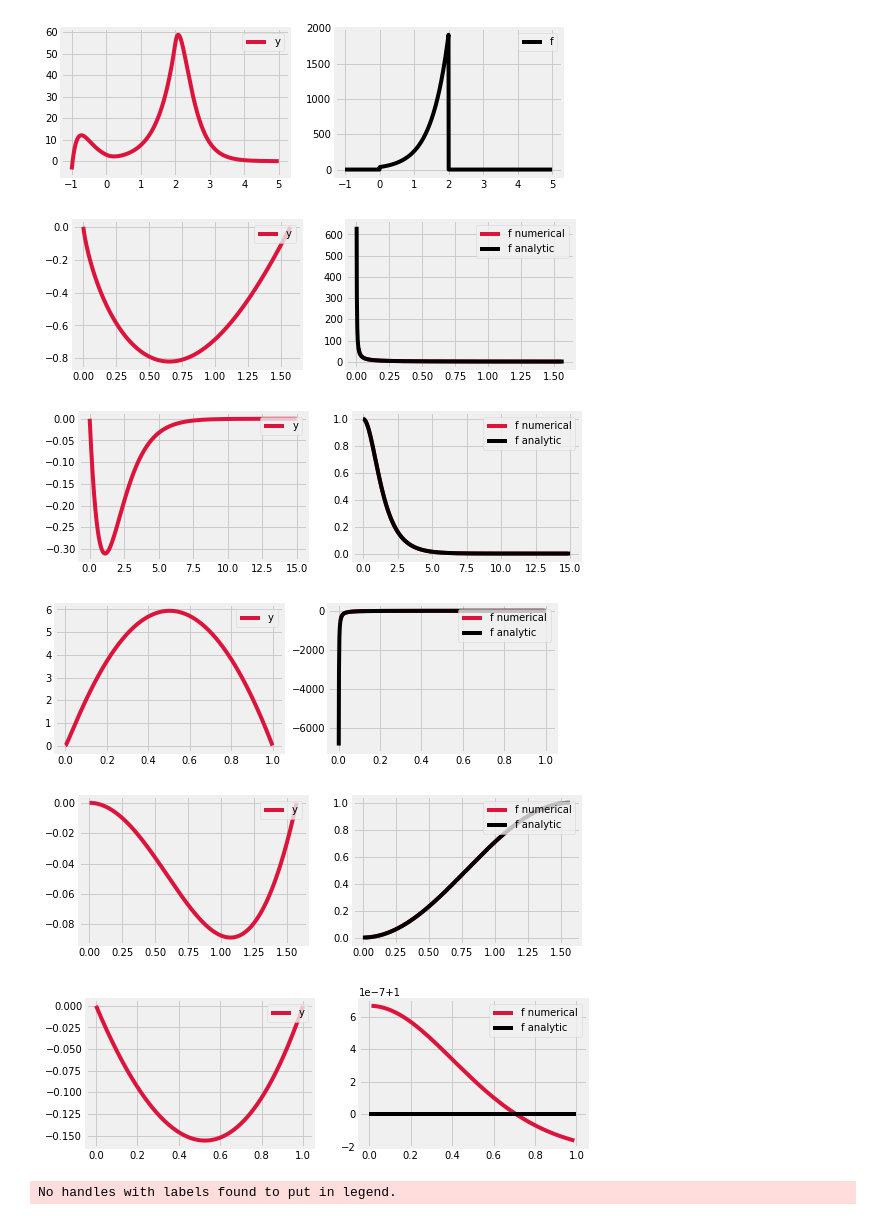
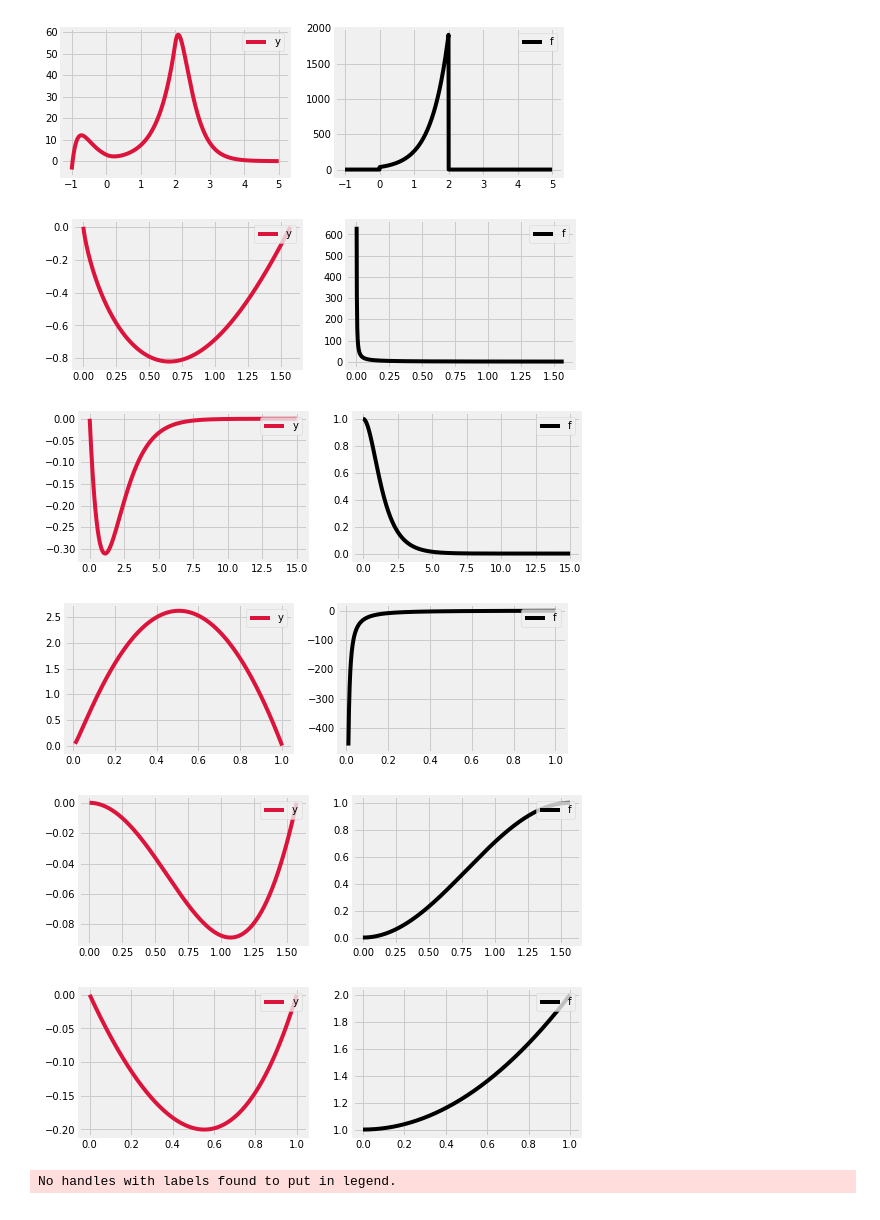
Before and after one commit to carloscerlira/MAF, a Jupyter notebook: Tarea_2/code.ipynb, the cells around one changed output. Cells and saved outputs as stored; diff of their text form; code cells hidden in the pictures.

```diff
--- a/Tarea_2/code.ipynb
+++ b/Tarea_2/code.ipynb
@@ -94,13 +94,13 @@ laplace('4')
 [figure]
 # %%
 def green(name):
-    time = np.linspace(a, b, 1000)
+    time = np.linspace(a+0.01, b, 1000)
     w = lambda x: x_1(x)*v_2(x) - v_1(x)*x_2(x)
     A = lambda x: x_2(x)/w(x)
     B = lambda x: x_1(x)/w(x)
 
-    I_1 = lambda x: integrate.quad(lambda t: B(t)*f(t), a+0.001, x, points=[a,x])[0]
-    I_2 = lambda x: integrate.quad(lambda t: A(t)*f(t), x, b-0.001, points=[x,b])[0]
+    I_1 = lambda x: integrate.quad(lambda t: B(t)*f(t), a+0.01, x, points=[a,x])[0]
+    I_2 = lambda x: integrate.quad(lambda t: A(t)*f(t), x, b-0.01, points=[x,b])[0]
 
     y = np.zeros(time.size)
     for i in range(0, y.size):
@@ -114,7 +114,7 @@ def green(name):
     ax1 = fig.add_subplot(221)
     ax2 = fig.add_subplot(222)
     ax1.plot(time, y, label='y', color='crimson')
-    ax2.plot(time[10:-10], (second + p(time)*first + q(time)*y)[10:-10], color='crimson', label='f numerical')
-    ax2.plot(time, f(time), color='black', label='f analytic')
+    #ax2.plot(time[10:-10], (second + p(time)*first + q(time)*y)[10:-10], color='crimson', label='f numerical')
+    ax2.plot(time, f(time), color='black', label='f')
     ax1.legend(loc="upper right"); ax2.legend(loc="upper right");
     plt.savefig('images/p3_'+name, bbox_inches='tight')
@@ -133,13 +137,13 @@ v_2 = lambda x: -np.sin(x)
 
 green('1')
 # %% [output]
-[figure, old version]
+[figure, new version]
 # %%
 a, b = 0, 15
 
 p = lambda x: 0
 q = lambda x: -1
-f = lambda x: 1/np.cosh(x)
+f = sech
 
 x_1 = lambda x: np.sinh(x)
 x_2 = lambda x: np.cosh(x-b)-1
@@ -149,7 +153,7 @@ v_2 = lambda x: np.sinh(x-b)
 
 green('1')
 # %% [output]
-[figure, old version]
+[figure, new version]
 # %%
 a, b = 0, 1
 
@@ -165,10 +169,8 @@ v_2 = lambda x: 2*x-1
 
 green('2')
 # %% [output]
-[figure, old version]
+[figure, new version]
 # %%
-csc = lambda x: 1/np.sin(x)
-cot = lambda x: np.cos(x)/np.sin(x)
 a, b = 0, np.pi/2
 
 p = lambda x: 0
@@ -183,23 +185,23 @@ v_2 = lambda x: -csc(x)**2
 
 green('3')
 # %% [output]
-[figure, old version]
+[figure, new version]
 # %%
 a, b = 0, 1
 
 p = lambda x: -2*x/(x**2+1)
 q = lambda x: 2/(x**2+1)
-f = lambda x: 1; f = np.vectorize(f)
+f = lambda x: x**2+1;
 
 x_1 = lambda x: x
 x_2 = lambda x: 1-x**2
 
 v_1 = lambda x: 1
 v_2 = lambda x: -2*x
 
 green('4')
 # %% [output]
-[figure, old version]
+[figure, new version]
 # %%
 def deltas(h, name):
     time = np.linspace(-I, I, I*1000)
```
Also changed, not shown: parts of 4 cells of this notebook, 9 other files.
